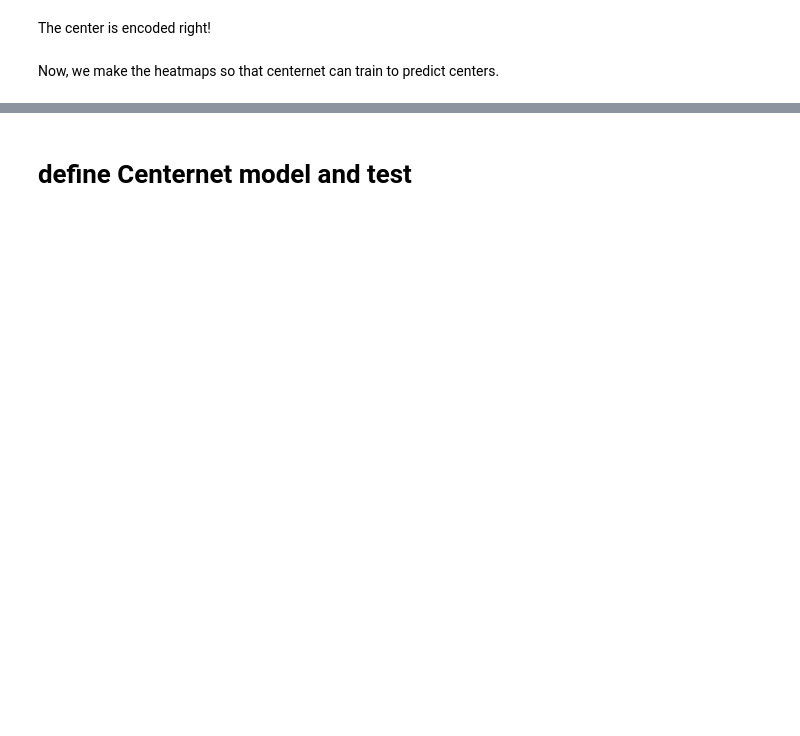
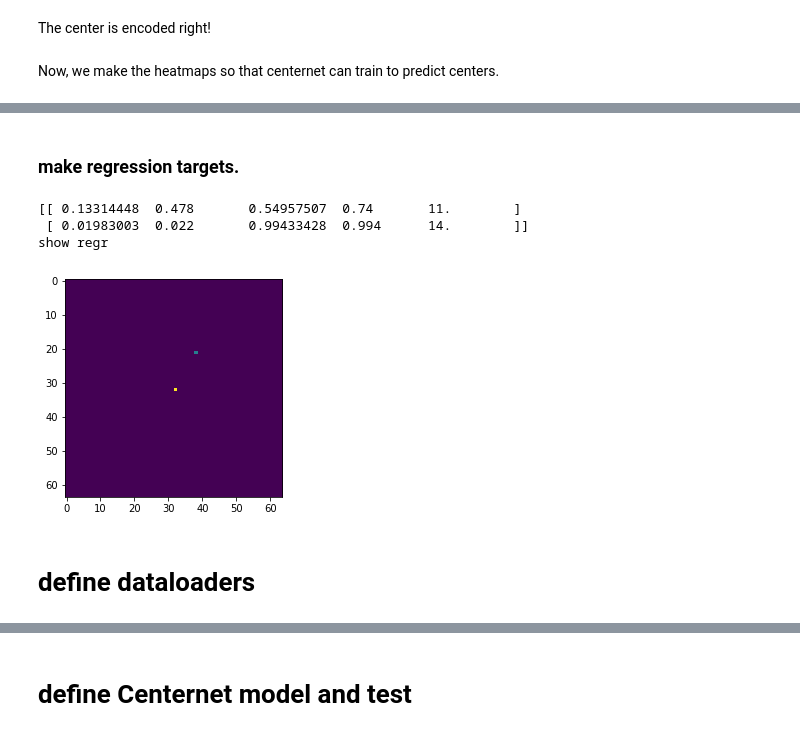
Before and after one commit to kentaroy47/centernet-from-scratch.pytorch, a Jupyter notebook: train_centernet.ipynb, the cells around one changed output, grey strips where cells are left out. Saved outputs shown, nothing was run; the diff lists cells and outputs as text; code cells hidden in the pictures; blank space fills up the shorter version.

```diff
--- a/train_centernet.ipynb
+++ b/train_centernet.ipynb
@@ -150,0 +195,28 @@ Now, we make the heatmaps so that centernet can train to predict centers.
+# %% [markdown]
+### make regression targets.
+# %%
+
+# [width_size, height_size]
+
+# make regr heatmap
+regr = np.zeros([2, input_size//MODEL_SCALE, input_size//MODEL_SCALE])
+
+# show targets
+target = np.asarray(targets)
+print(target)
+# convert targets to its center.
+regrs = np.asarray([np.asarray([target[:,2]-target[:,0]]), \
+                     np.asarray([target[:,3]-target[:,1]])]).T
+
+# plot regr values to mask
+for r, c in zip(regrs, center):
+    regr[:, int(c[0]*input_size)//MODEL_SCALE, int(c[1]*input_size)//MODEL_SCALE] = r
+
+print("show regr")
+plt.imshow(regr[0])
+plt.show()
+# %% [output]
+[[ 0.13314448  0.478       0.54957507  0.74       11.        ]
+ [ 0.01983003  0.022       0.99433428  0.994      14.        ]]
+show regr
+[figure, added]
@@ -150,0 +244,2 @@ Now, we make the heatmaps so that centernet can train to predict centers.
+# %% [markdown]
+# define dataloaders
```
Also changed, not shown: parts of 31 cells of this notebook, 3 other files.
